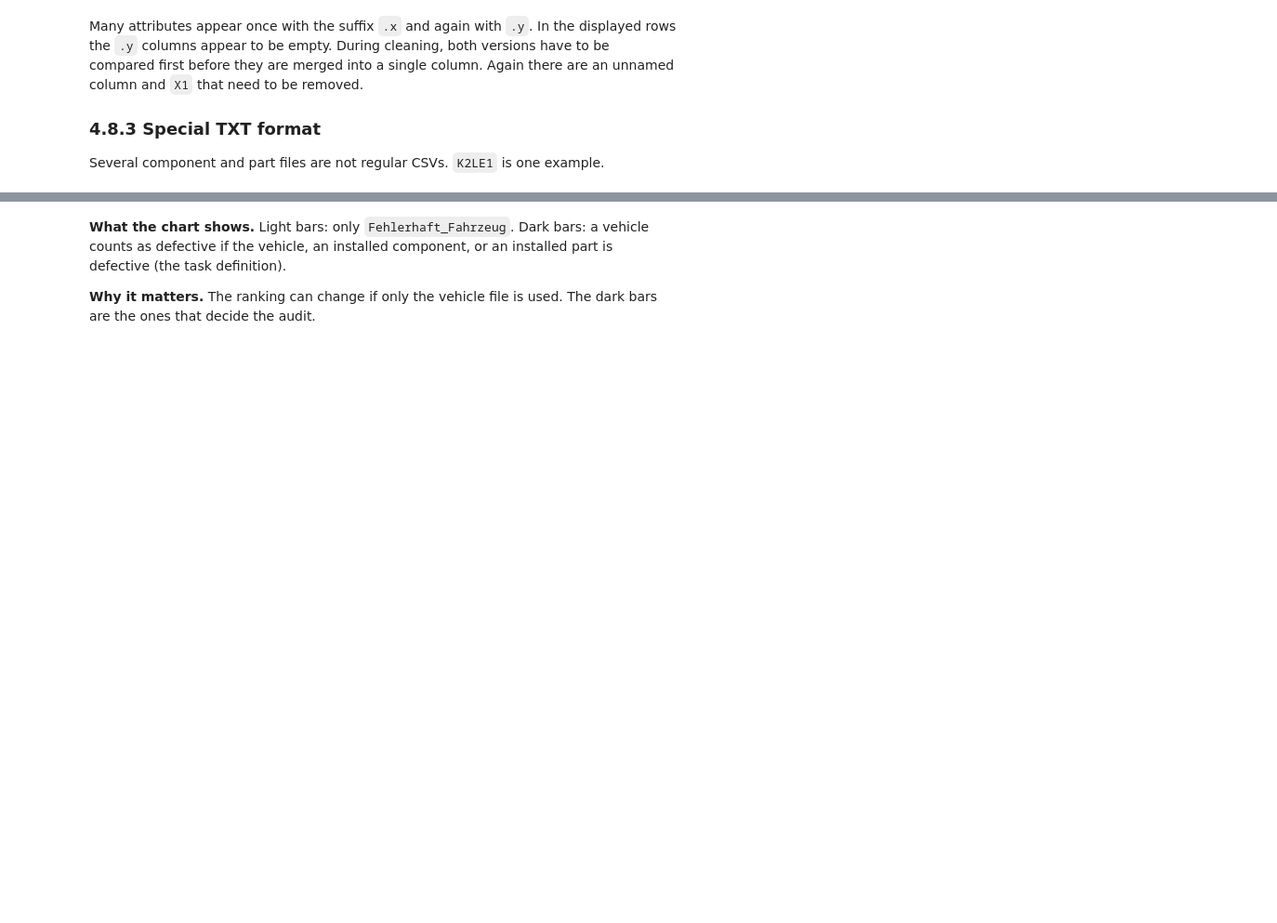
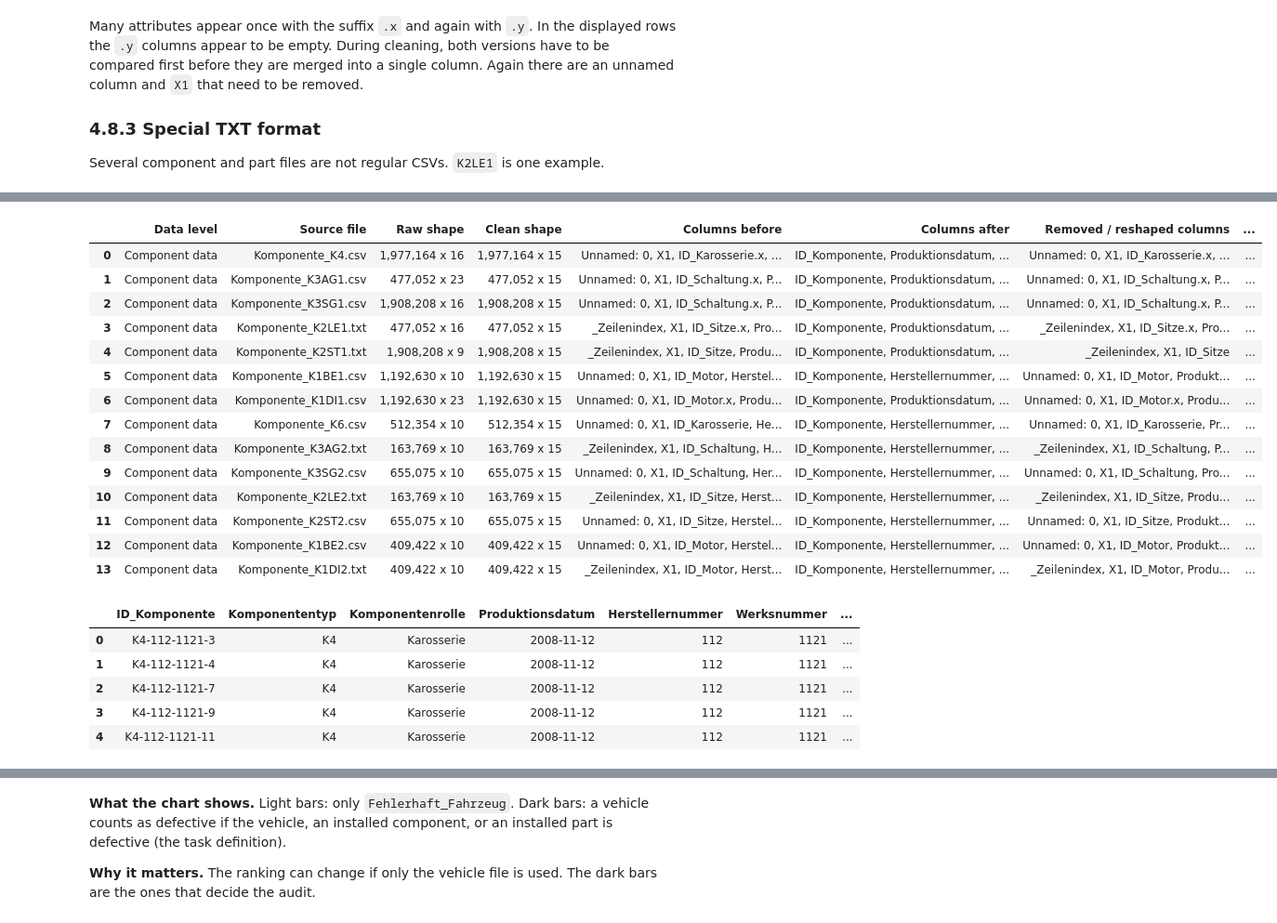
Before and after one commit to Patrick-RG/SoSe26_Case_Study_Group_44, a Jupyter notebook: SoSe26_Case_Study_Group_44.ipynb, the cells around one changed output, grey strips where cells are left out. Shown at 93% size. Saved outputs shown, nothing was run; the diff lists cells and outputs as text; code cells hidden in the pictures; blank space fills up the shorter version.

```diff
--- a/SoSe26_Case_Study_Group_44.ipynb
+++ b/SoSe26_Case_Study_Group_44.ipynb
@@ -1266,44 +2039,34 @@ for component_type, component_role in component_configuration.items():
         )
 
     component_id_column = component_id_columns[0]
-    cleaned_component_data = standardize_dates(cleaned_component_data)
+    cleaned_component_data = standardize_dates(
+        cleaned_component_data,
+        source_file.name,
+    )
     cleaned_component_data = correct_keys_from_id(
         cleaned_component_data,
         component_id_column,
         source_file.name,
     )
-    cleaned_component_data["Fehlerhaft"] = pd.to_numeric(
+    cleaned_component_data["Fehlerhaft"] = convert_numeric_values(
         cleaned_component_data["Fehlerhaft"],
-        errors="coerce",
-    ).astype("Int64")
-    cleaned_component_data["Fehlerhaft_Fahrleistung"] = pd.to_numeric(
+        source_file.name,
+        "Fehlerhaft",
+        integer=True,
+        allowed_values={0, 1},
+    )
+    cleaned_component_data["Fehlerhaft_Fahrleistung"] = convert_numeric_values(
         cleaned_component_data["Fehlerhaft_Fahrleistung"],
-        errors="coerce",
+        source_file.name,
+        "Fehlerhaft_Fahrleistung",
+        non_negative=True,
     )
 
-    duplicate_component_rows = cleaned_component_data.duplicated(
+    cleaned_component_data = consolidate_duplicate_ids(
+        cleaned_component_data,
         component_id_column,
-        keep=False,
+        source_file.name,
     )
-    if duplicate_component_rows.any():
-        cleaning_log.append(
-            {
-                "Quelldatei": source_file.name,
-                "Prüfung": "Duplicate component rows consolidated",
-                "Anzahl": int(duplicate_component_rows.sum()),
-            }
-        )
-        # If the same component ID appears twice, keep a defect if any copy is defective.
-        component_aggregation = {
-            column: "max" if column == "Fehlerhaft" else "first"
-            for column in cleaned_component_data.columns
-            if column != component_id_column
-        }
-        cleaned_component_data = cleaned_component_data.groupby(
-            component_id_column,
-            as_index=False,
-            dropna=False,
-        ).agg(component_aggregation)
 
     cleaned_component_data = cleaned_component_data.rename(
         columns={component_id_column: "ID_Komponente"}
@@ -1315,33 +2078,61 @@ for component_type, component_role in component_configuration.items():
         tier_1_plants,
         on="Werksnummer",
         how="left",
         validate="many_to_one",
+    )
+    record_cleaning_summary(
+        source_file.name, "Component data", raw_component_data, cleaned_component_data
     )
     component_frames.append(cleaned_component_data)
 
 components_clean = pd.concat(component_frames, ignore_index=True)
 components_clean = components_clean[
     [
         "ID_Komponente",
         "Komponententyp",
         "Komponentenrolle",
         "Produktionsdatum",
         "Herstellernummer",
         "Werksnummer",
         "Fehlerhaft",
         "Fehlerhaft_Datum",
         "Fehlerhaft_Fahrleistung",
         "Werk",
         "PLZ",
         "ORT",
         "Breitengrad",
         "Längengrad",
         "Quelldatei",
     ]
 ]
 
 del component_frames, raw_component_data
 
-components_clean.groupby("Komponententyp").size().rename(
-    "Anzahl_Komponenten"
-).to_frame()
+display_cleaning_summary("Component data")
+display(components_clean.head())
+display(
+    components_clean.groupby("Komponententyp").size()
+    .rename("Number of components").to_frame()
+)
+# %% [output]
+|  | Data level | Source file | Raw shape | Clean shape | Columns before | Columns after | Removed / reshaped columns | ... |
+| 0 | Component data | Komponente_K4.csv | 1,977,164 x 16 | 1,977,164 x 15 | Unnamed: 0, X1, ID_Karosserie.x, ... | ID_Komponente, Produktionsdatum, ... | Unnamed: 0, X1, ID_Karosserie.x, ... | ... |
+| 1 | Component data | Komponente_K3AG1.csv | 477,052 x 23 | 477,052 x 15 | Unnamed: 0, X1, ID_Schaltung.x, P... | ID_Komponente, Produktionsdatum, ... | Unnamed: 0, X1, ID_Schaltung.x, P... | ... |
+| 2 | Component data | Komponente_K3SG1.csv | 1,908,208 x 16 | 1,908,208 x 15 | Unnamed: 0, X1, ID_Schaltung.x, P... | ID_Komponente, Produktionsdatum, ... | Unnamed: 0, X1, ID_Schaltung.x, P... | ... |
+| 3 | Component data | Komponente_K2LE1.txt | 477,052 x 16 | 477,052 x 15 | _Zeilenindex, X1, ID_Sitze.x, Pro... | ID_Komponente, Produktionsdatum, ... | _Zeilenindex, X1, ID_Sitze.x, Pro... | ... |
+| 4 | Component data | Komponente_K2ST1.txt | 1,908,208 x 9 | 1,908,208 x 15 | _Zeilenindex, X1, ID_Sitze, Produ... | ID_Komponente, Produktionsdatum, ... | _Zeilenindex, X1, ID_Sitze | ... |
+| 5 | Component data | Komponente_K1BE1.csv | 1,192,630 x 10 | 1,192,630 x 15 | Unnamed: 0, X1, ID_Motor, Herstel... | ID_Komponente, Herstellernummer, ... | Unnamed: 0, X1, ID_Motor, Produkt... | ... |
+| 6 | Component data | Komponente_K1DI1.csv | 1,192,630 x 23 | 1,192,630 x 15 | Unnamed: 0, X1, ID_Motor.x, Produ... | ID_Komponente, Produktionsdatum, ... | Unnamed: 0, X1, ID_Motor.x, Produ... | ... |
+| 7 | Component data | Komponente_K6.csv | 512,354 x 10 | 512,354 x 15 | Unnamed: 0, X1, ID_Karosserie, He... | ID_Komponente, Herstellernummer, ... | Unnamed: 0, X1, ID_Karosserie, Pr... | ... |
+| 8 | Component data | Komponente_K3AG2.txt | 163,769 x 10 | 163,769 x 15 | _Zeilenindex, X1, ID_Schaltung, H... | ID_Komponente, Herstellernummer, ... | _Zeilenindex, X1, ID_Schaltung, P... | ... |
+| 9 | Component data | Komponente_K3SG2.csv | 655,075 x 10 | 655,075 x 15 | Unnamed: 0, X1, ID_Schaltung, Her... | ID_Komponente, Herstellernummer, ... | Unnamed: 0, X1, ID_Schaltung, Pro... | ... |
+| 10 | Component data | Komponente_K2LE2.txt | 163,769 x 10 | 163,769 x 15 | _Zeilenindex, X1, ID_Sitze, Herst... | ID_Komponente, Herstellernummer, ... | _Zeilenindex, X1, ID_Sitze, Produ... | ... |
+| 11 | Component data | Komponente_K2ST2.csv | 655,075 x 10 | 655,075 x 15 | Unnamed: 0, X1, ID_Sitze, Herstel... | ID_Komponente, Herstellernummer, ... | Unnamed: 0, X1, ID_Sitze, Produkt... | ... |
+| 12 | Component data | Komponente_K1BE2.csv | 409,422 x 10 | 409,422 x 15 | Unnamed: 0, X1, ID_Motor, Herstel... | ID_Komponente, Herstellernummer, ... | Unnamed: 0, X1, ID_Motor, Produkt... | ... |
+| 13 | Component data | Komponente_K1DI2.txt | 409,422 x 10 | 409,422 x 15 | _Zeilenindex, X1, ID_Motor, Herst... | ID_Komponente, Herstellernummer, ... | _Zeilenindex, X1, ID_Motor, Produ... | ... |
+|  | ID_Komponente | Komponententyp | Komponentenrolle | Produktionsdatum | Herstellernummer | Werksnummer | ... |
+| 0 | K4-112-1121-3 | K4 | Karosserie | 2008-11-12 | 112 | 1121 | ... |
+| 1 | K4-112-1121-4 | K4 | Karosserie | 2008-11-12 | 112 | 1121 | ... |
+| 2 | K4-112-1121-7 | K4 | Karosserie | 2008-11-12 | 112 | 1121 | ... |
+| 3 | K4-112-1121-9 | K4 | Karosserie | 2008-11-12 | 112 | 1121 | ... |
+| 4 | K4-112-1121-11 | K4 | Karosserie | 2008-11-12 | 112 | 1121 | ... |
```
Also changed, not shown: parts of 98 cells of this notebook.
